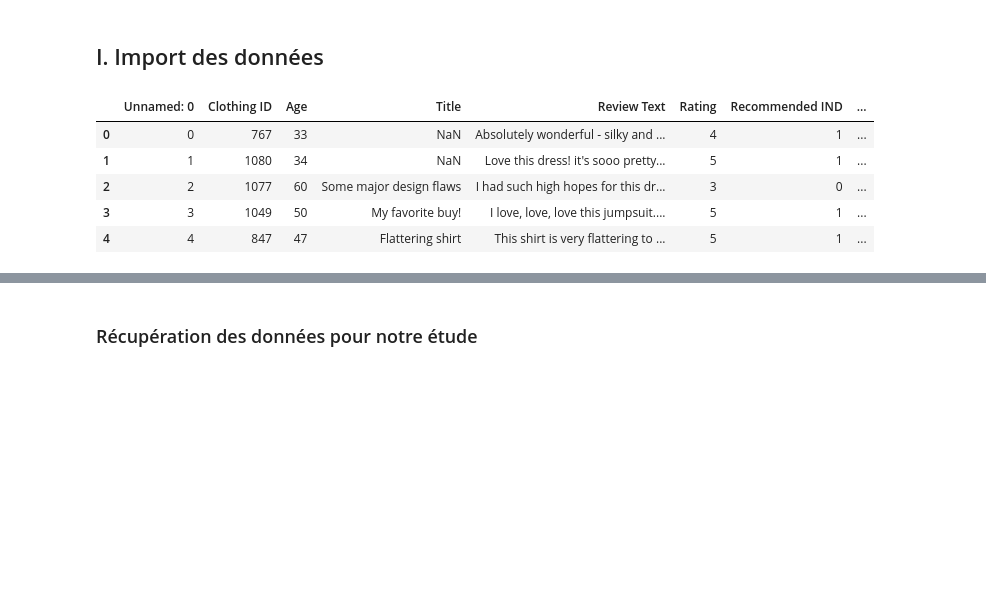
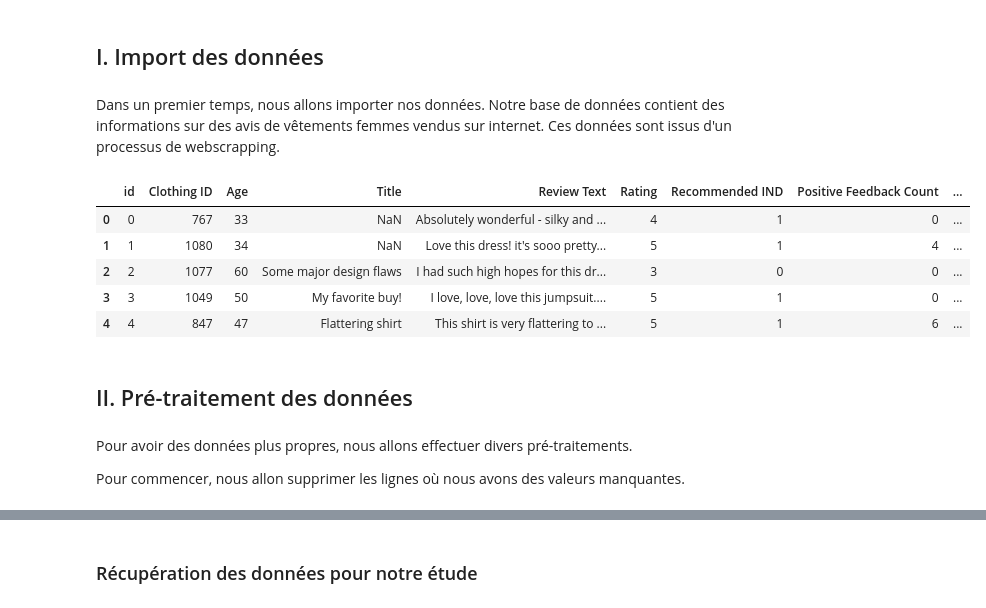
Before and after one commit to marieguib/2023_NLP-Detection_cyber_harcelement, a Jupyter notebook: projet_nlp.ipynb, the cells around one changed output, grey strips where cells are left out. Saved outputs shown, nothing was run; the diff lists cells and outputs as text; code cells hidden in the pictures; blank space fills up the shorter version.

```diff
--- a/projet_nlp.ipynb
+++ b/projet_nlp.ipynb
@@ -10,13 +10,25 @@ idées
 import pandas as pd
 # %% [markdown]
 ## I. Import des données
+# %% [markdown]
+Dans un premier temps, nous allons importer nos données. Notre base de données contient des informations sur des avis de vêtements femmes vendus sur internet. Ces données sont issus d'un processus de webscrapping.
 # %%
 data = pd.read_csv("Womens Clothing E-Commerce Reviews.csv", sep = ",")
+
+# renomage première colonne
+data = data.rename(columns = {"Unnamed: 0" : "id"})
+
 data.head()
 # %% [output]
-|  | Unnamed: 0 | Clothing ID | Age | Title | Review Text | Rating | Recommended IND | ... |
-| 0 | 0 | 767 | 33 | NaN | Absolutely wonderful - silky and ... | 4 | 1 | ... |
-| 1 | 1 | 1080 | 34 | NaN | Love this dress! it's sooo pretty... | 5 | 1 | ... |
-| 2 | 2 | 1077 | 60 | Some major design flaws | I had such high hopes for this dr... | 3 | 0 | ... |
-| 3 | 3 | 1049 | 50 | My favorite buy! | I love, love, love this jumpsuit.... | 5 | 1 | ... |
-| 4 | 4 | 847 | 47 | Flattering shirt | This shirt is very flattering to ... | 5 | 1 | ... |
+|  | id | Clothing ID | Age | Title | Review Text | Rating | Recommended IND | Positive Feedback Count | ... |
+| 0 | 0 | 767 | 33 | NaN | Absolutely wonderful - silky and ... | 4 | 1 | 0 | ... |
+| 1 | 1 | 1080 | 34 | NaN | Love this dress! it's sooo pretty... | 5 | 1 | 4 | ... |
+| 2 | 2 | 1077 | 60 | Some major design flaws | I had such high hopes for this dr... | 3 | 0 | 0 | ... |
+| 3 | 3 | 1049 | 50 | My favorite buy! | I love, love, love this jumpsuit.... | 5 | 1 | 0 | ... |
+| 4 | 4 | 847 | 47 | Flattering shirt | This shirt is very flattering to ... | 5 | 1 | 6 | ... |
+# %% [markdown]
+## II. Pré-traitement des données
+# %% [markdown]
+Pour avoir des données plus propres, nous allons effectuer divers pré-traitements.
+
+Pour commencer, nous allon supprimer les lignes où nous avons des valeurs manquantes.
```
Also changed, not shown: parts of 45 cells of this notebook.
